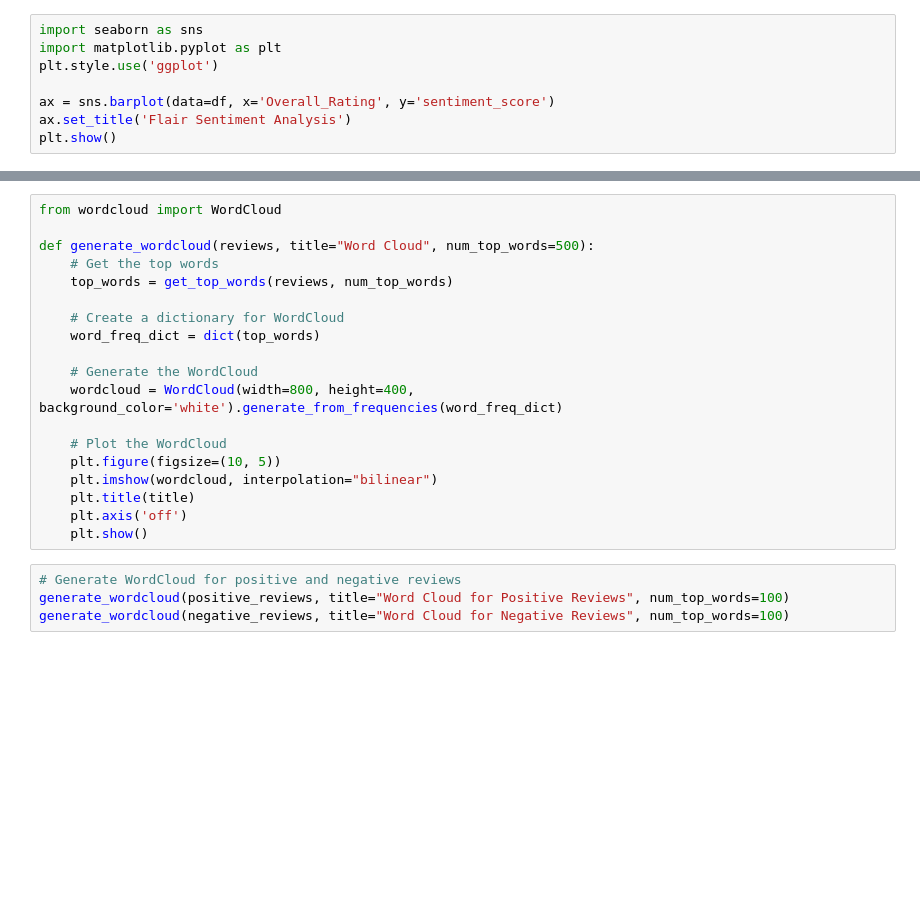
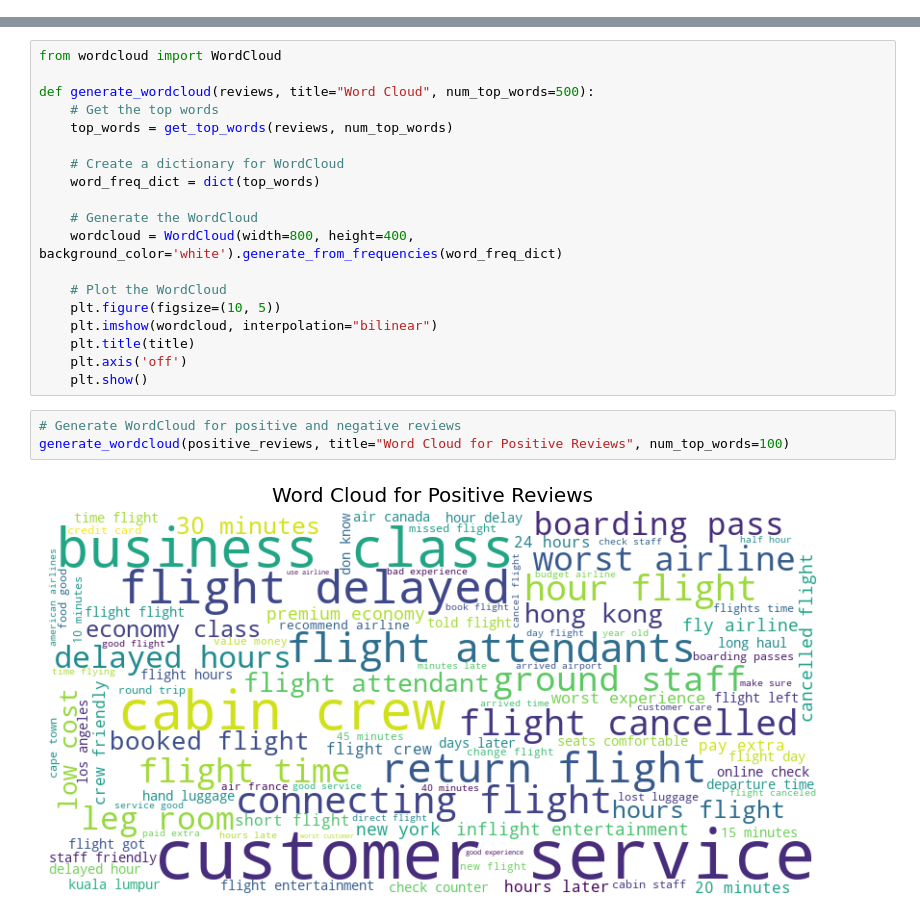
Before and after one commit to Amit-Maharjan/Sentiment-Analysis-on-Airline-Reviews, a Jupyter notebook: 4-Flair.ipynb, the cells around one changed output, grey strips where cells are left out. Drawn from its saved outputs; the diff is of its cells as text; blank space fills up the shorter version.

Commit message:
executed flair model

```diff
--- a/4-Flair.ipynb
+++ b/4-Flair.ipynb
@@ -95,11 +96,3 @@ df[['Review', 'sentiment_score']].head()
 | 2 | Anjouan to Dzaoudzi. A very small... | 0.982233 |
 | 3 | Please do a favor yourself and do... | 0.999965 |
 | 4 | Do not book a flight with this ai... | 0.999956 |
-# %%
-import seaborn as sns
-import matplotlib.pyplot as plt
-plt.style.use('ggplot')
-
-ax = sns.barplot(data=df, x='Overall_Rating', y='sentiment_score')
-ax.set_title('Flair Sentiment Analysis')
-plt.show()
@@ -239,4 +281,5 @@ def generate_wordcloud(reviews, title="Word Cloud", num_top_words=500):
 # %%
 # Generate WordCloud for positive and negative reviews
 generate_wordcloud(positive_reviews, title="Word Cloud for Positive Reviews", num_top_words=100)
-generate_wordcloud(negative_reviews, title="Word Cloud for Negative Reviews", num_top_words=100)
+# %% [output]
+[figure, added]
```
Also changed, not shown: parts of 15 cells of this notebook.
